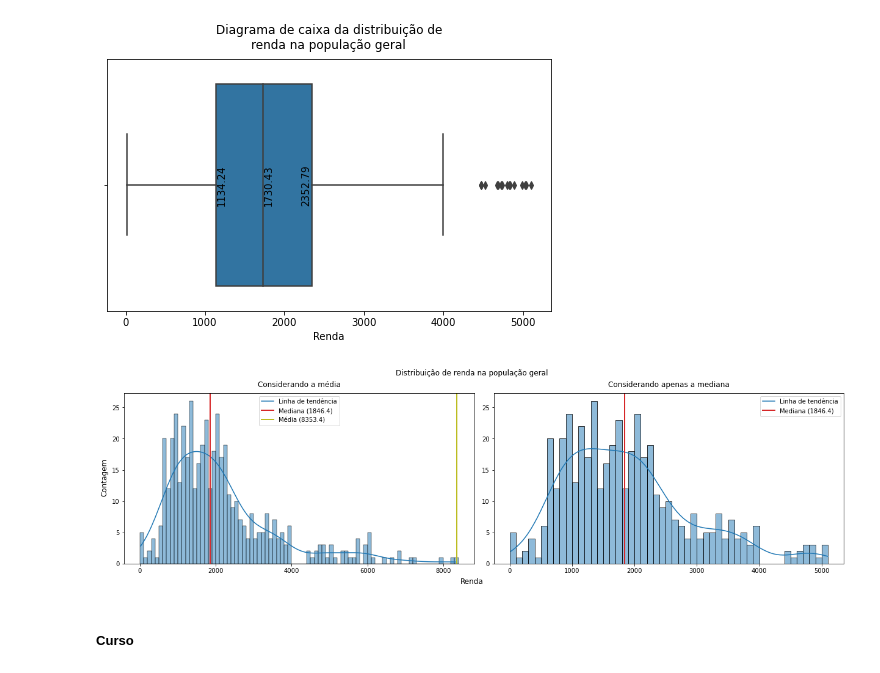
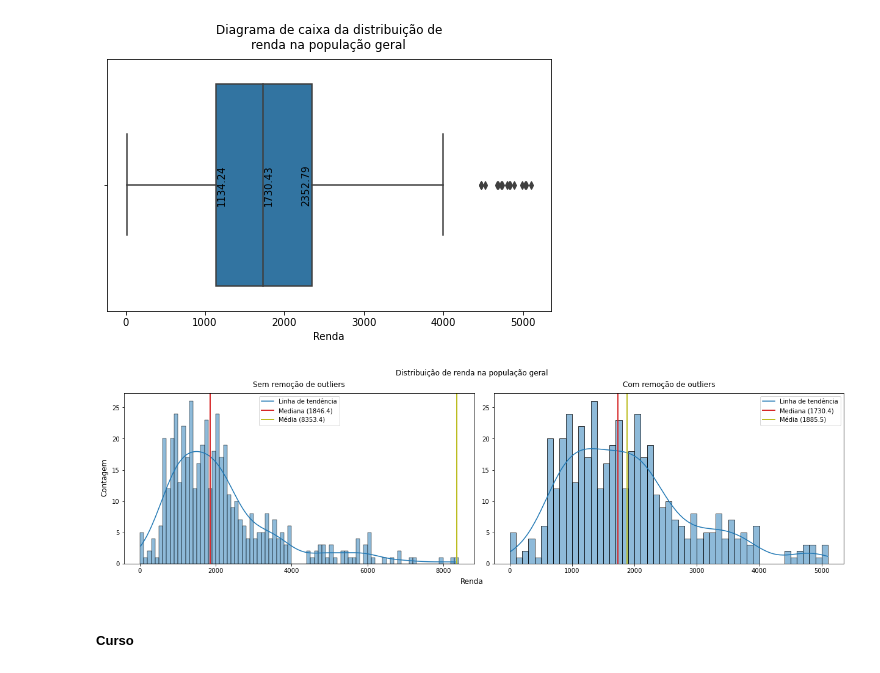
Before and after one commit to jv-porto/computer-aquisition-automation, a Jupyter notebook: projeto.ipynb, the cells around one changed output. Cells and saved outputs as stored; diff of their text form; code cells hidden in the pictures.

Commit message:
Alteração no histograma de renda

```diff
--- a/projeto.ipynb
+++ b/projeto.ipynb
@@ -418,27 +418,28 @@ fig.savefig('imagens/Diagrama de caixa da distribuição de renda na população
 # %%
 fig, axs = plt.subplots(ncols=2, figsize=(17, 5), constrained_layout=True)
 
 graph_1 = sns.histplot(data['renda'][data['renda'] <= data['renda'].mean()], bins=np.arange(0, data['renda'].mean()+100, 100), kde=True, ax=axs[0])
 graph_1.set(xlabel='', ylabel='')
 graph_1.axvline(data['renda'].quantile(0.5), label='Mediana', color='C3', linewidth=2, linestyle='-')
 graph_1.axvline(data['renda'].mean(), label='Média', color='C8', linewidth=2, linestyle='-')
 graph_1.legend(labels=['Linha de tendência', f'Mediana ({data["renda"].quantile(0.5):.1f})', f'Média ({data["renda"].mean():.1f})'])
-graph_1.set_title('Considerando a média', pad=10)
+graph_1.set_title('Sem remoção de outliers', pad=10)
 
 graph_2 = sns.histplot(data['renda'][renda_filter], bins=np.arange(0, data['renda'][renda_filter].max()+1, 100), kde=True, ax=axs[1])
 graph_2.set(xlabel='', ylabel='')
-graph_2.axvline(data['renda'].quantile(0.5), label='Mediana', color='C3', linewidth=2, linestyle='-')
-graph_2.legend(labels=['Linha de tendência', f'Mediana ({data["renda"].quantile(0.5):.1f})'])
-graph_2.set_title('Considerando apenas a mediana', pad=10)
+graph_2.axvline(data['renda'][renda_filter].quantile(0.5), label='Mediana', color='C3', linewidth=2, linestyle='-')
+graph_2.axvline(data['renda'][renda_filter].mean(), label='Média', color='C8', linewidth=2, linestyle='-')
+graph_2.legend(labels=['Linha de tendência', f'Mediana ({data["renda"][renda_filter].quantile(0.5):.1f})', f'Média ({data["renda"][renda_filter].mean():.1f})'])
+graph_2.set_title('Com remoção de outliers', pad=10)
 
 fig.supxlabel('Renda')
 fig.supylabel('Contagem')
 fig.suptitle('Distribuição de renda na população geral')
 plt.show()
 
 fig.savefig('imagens/Distribuição de renda na população geral.svg')
 # %% [output]
-[figure, old version]
+[figure, new version]
 # %% [markdown]
 ##### **Curso**
 # %%
```
Also changed, not shown: 45 other files.
